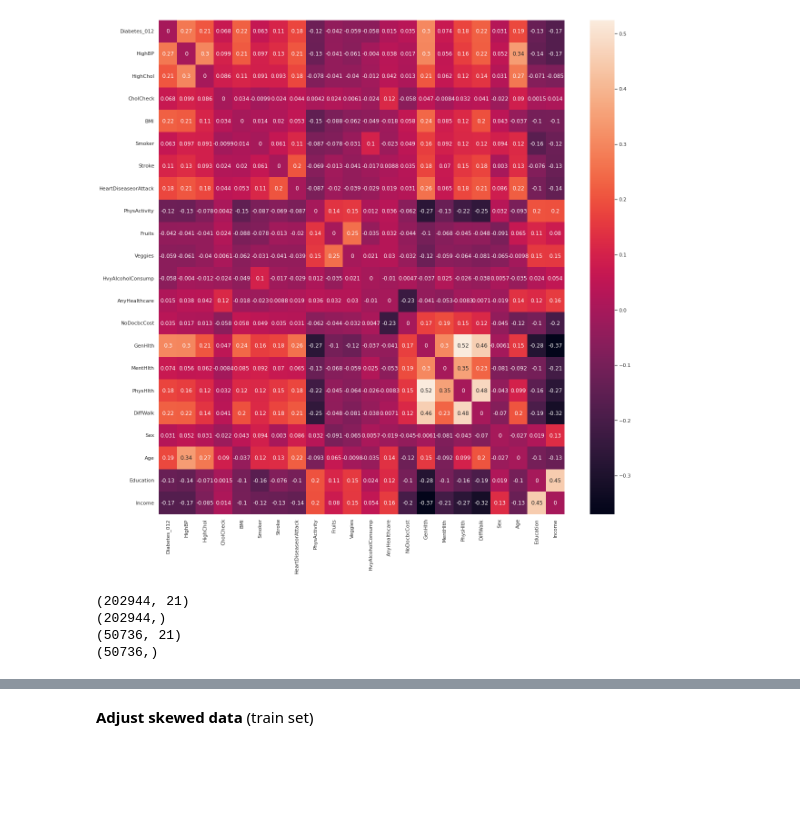
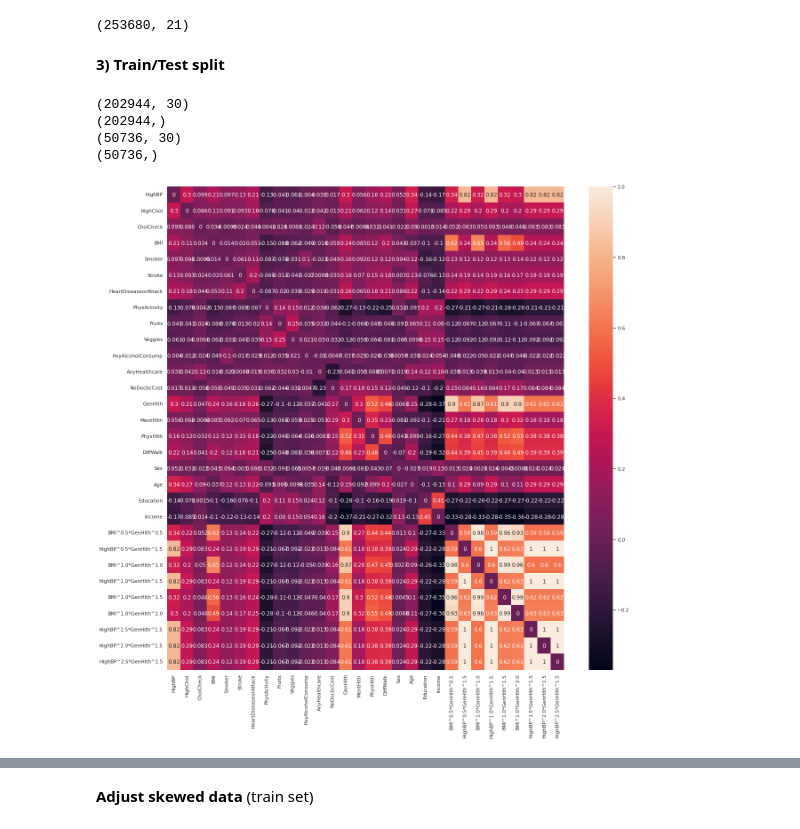
Before and after one commit to andnic51294/Diabetes_prediction, a Jupyter notebook: SVM_model.ipynb, the cells around one changed output, grey strips where cells are left out. Cells and saved outputs as stored; diff of their text form; code cells hidden in the pictures; blank space fills up the shorter version.

```diff
--- a/SVM_model.ipynb
+++ b/SVM_model.ipynb
@@ -14,0 +164,3 @@ Y = X.pop('Diabetes_012')
+# %%
+data=kbest_data
+data.head()
@@ -14,0 +229,10 @@ Y = X.pop('Diabetes_012')
+# %%
+print("Correlation matrix\n")
+corr_mx = data.corr() # uses pearson correlation coeff by default
+
+for idx in range(corr_mx.shape[0]):
+    corr_mx.iloc[idx, idx] = 0
+
+sns.set(rc={'figure.figsize':(20,15)})
+sns.heatmap(corr_mx, annot=True)
+plt.show()
@@ -14,0 +243,12 @@ Y = X.pop('Diabetes_012')
+# %%
+additional_features = poly_corr[poly_corr['corr'].abs()>0.34]['Polynomial features'].values
+for ftr in additional_features:
+  el = ftr.split()
+  data["".join(el)] = (data[el[0]]**(float(el[2]))) * (data[el[4]]**(float(el[-1])))
+
+#remove polynomial features with relatively high skewness
+data.pop('HighBP^0.5*GenHlth^2.0')
+data.pop('HighBP^1.0*GenHlth^2.0')
+data.pop('HighBP^1.5*GenHlth^2.0')
+data.pop('HighBP^2.0*GenHlth^2.0')
+data.pop('HighBP^2.5*GenHlth^2.0')
@@ -15,23 +268,35 @@ Y = X.pop('Diabetes_012')
+# %%
+X.shape
+# %% [output]
+(253680, 21)
+# %% [markdown]
+**3) Train/Test split**
+# %%
+X = data.copy()
+Y = X.pop('Diabetes_012')
+X_train, X_test, Y_train, Y_test = train_test_split( X, Y, test_size=0.2, random_state=20)
+
+print(X_train.shape)
+print(Y_train.shape)
+print(X_test.shape)
+print(Y_test.shape)
+
+X_noskew = data_noskew.copy()
+Y_noskew = X_noskew.pop('Diabetes_012')
+X_train_noskew, X_test_noskew, Y_train_noskew, Y_test_noskew = train_test_split( X_noskew, Y_noskew, test_size=0.2, random_state=20)
+# %% [output]
+(202944, 30)
+(202944,)
+(50736, 30)
+(50736,)
 # %%
-corr_mx = less_data.corr() # uses pearson correlation coeff by default
+corr_mx = X.corr() # uses pearson correlation coeff by default
 
 for idx in range(corr_mx.shape[0]):
     corr_mx.iloc[idx, idx] = 0
 
 sns.set(rc={'figure.figsize':(20,20)})
 sns.heatmap(corr_mx, annot=True)
 plt.show()
 # %% [output]
-[figure, old version]
+[figure, new version]
-# %%
-X_train, X_test, Y_train, Y_test = train_test_split( X, Y, test_size=0.2, random_state=20)
-
-print(X_train.shape)
-print(Y_train.shape)
-print(X_test.shape)
-print(Y_test.shape)
-# %% [output]
-(202944, 21)
-(202944,)
-(50736, 21)
-(50736,)
```
Also changed, not shown: parts of 75 cells of this notebook.
